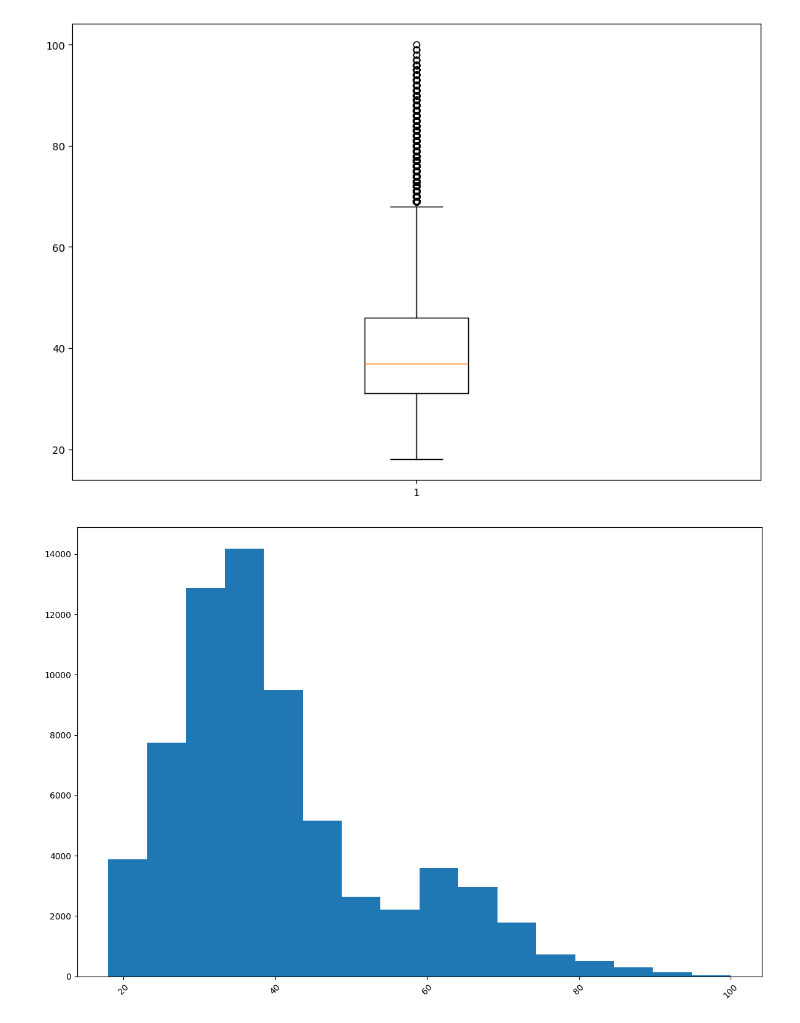
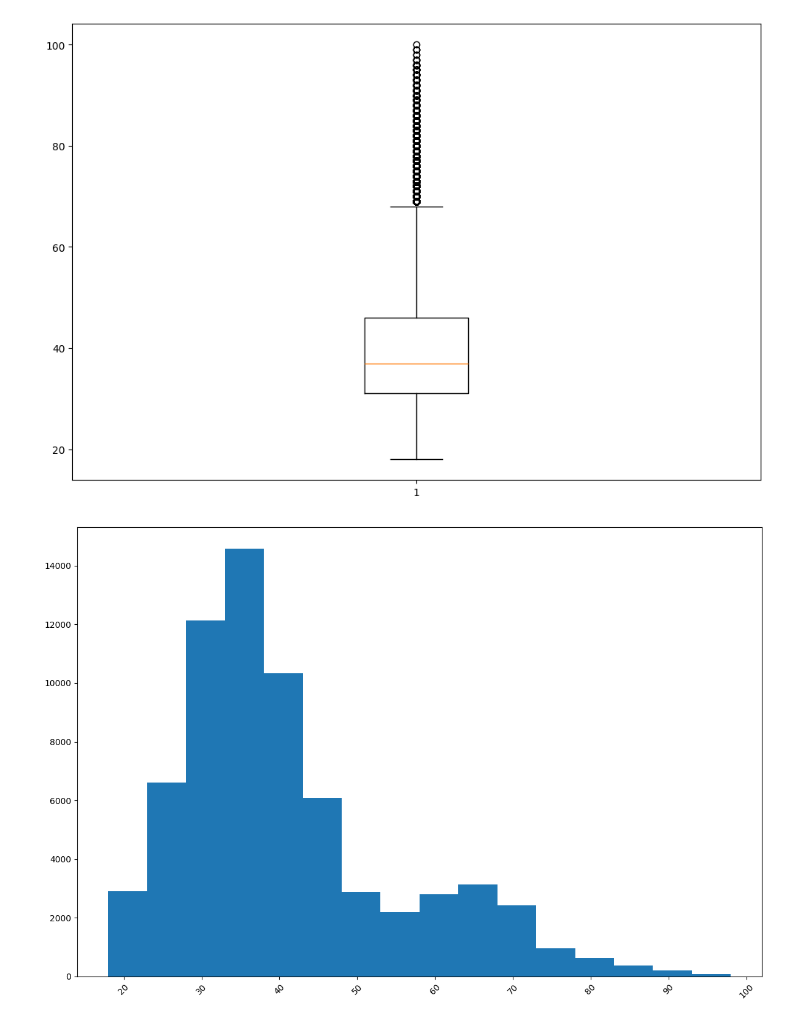
Before and after one commit to Vektor79/Zadania, a Jupyter notebook: 05_Wykresy/Materiały_na_zjazd/02_Wykresy/03_Zaawansowane wykresy/3_Wrocławski budżet partycypacyjny.ipynb, the cells around one changed output. Saved outputs shown, nothing was run; the diff lists cells and outputs as text; code cells hidden in the pictures.

```diff
--- a/05_Wykresy/Materiały_na_zjazd/02_Wykresy/03_Zaawansowane wykresy/3_Wrocławski budżet partycypacyjny.ipynb
+++ b/05_Wykresy/Materiały_na_zjazd/02_Wykresy/03_Zaawansowane wykresy/3_Wrocławski budżet partycypacyjny.ipynb
@@ -108,21 +108,23 @@ plt.show()
 # %%
 fig, ax = plt.subplots(figsize=(12, 8))
 
 # wzór ile ma być "koszyków" w zbiorze czyli tych przedziałów na osi
-bins = range(18, 100, 5)
+# bins = range(18, 100, 5)
+# robię sobie z tego listę i wrzucam do bins w histogramie(ax.hist)
 
+bins = list(range(18, 100, 5))
 
-ax.hist(df["Wiek"], bins=16)
+ax.hist(df["Wiek"], bins=bins)
 
 
 
 
 
 
 
 plt.xticks(rotation=45)
 
 plt.tight_layout()
 plt.show()
 # %% [output]
-[figure, old version]
+[figure, new version]
```
